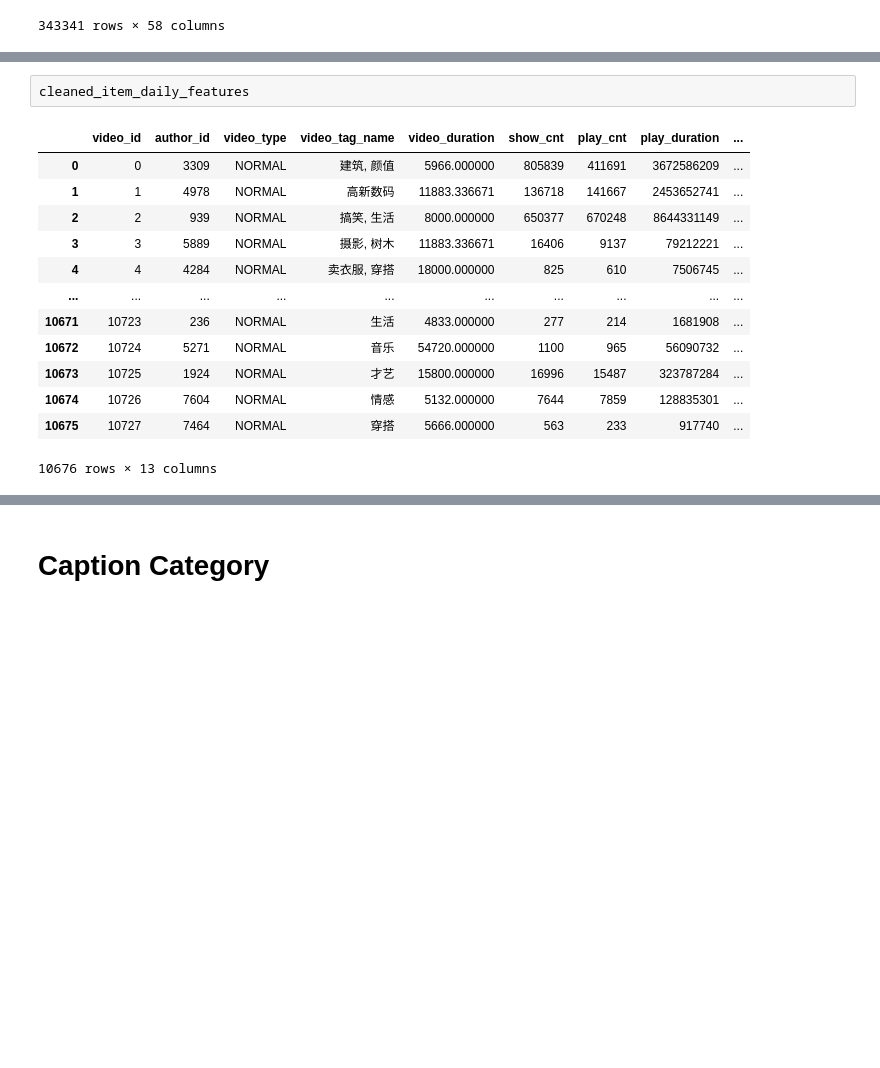
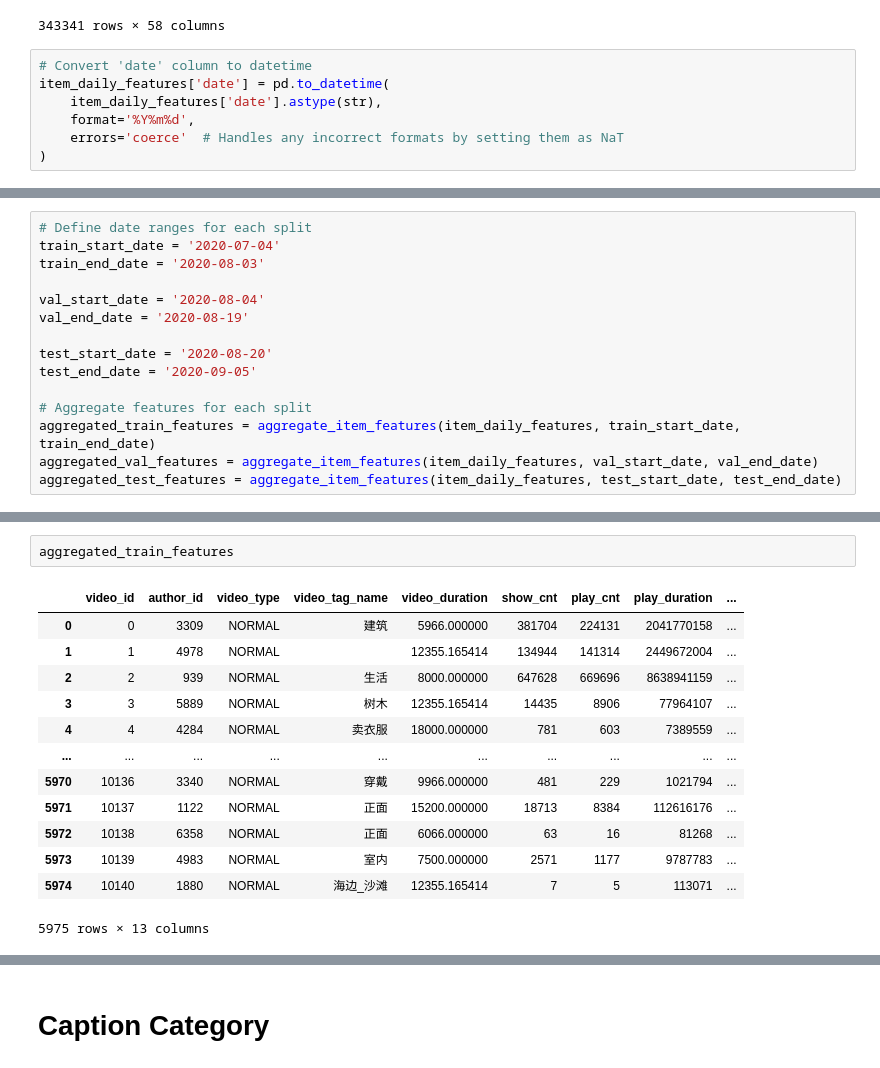
Before and after one commit to jiaawe/kuaishou-recommender, a Jupyter notebook: step1_datapreprocess.ipynb, the cells around one changed output, grey strips where cells are left out. Cells and saved outputs as stored; diff of their text form; blank space fills up the shorter version.

Commit message:
Updated aggregation over item features to prevent data leakage

```diff
--- a/step1_datapreprocess.ipynb
+++ b/step1_datapreprocess.ipynb
@@ -157,4 +180,11 @@ item_daily_features
 | 343339 | 10726 | 20200905 | 7604 | NORMAL | 2020-09-05 | ShortImport | public | 5132.0 | ... |
 | 343340 | 10727 | 20200905 | 7464 | NORMAL | 2020-09-05 | ShortCamera | public | 5666.0 | ... |
 343341 rows × 58 columns
+# %%
+# Convert 'date' column to datetime
+item_daily_features['date'] = pd.to_datetime(
+    item_daily_features['date'].astype(str),
+    format='%Y%m%d',
+    errors='coerce'  # Handles any incorrect formats by setting them as NaT
+)
 # %%
@@ -206 +240,16 @@ cleaned_item_daily_features['collect_cnt'] = cleaned_item_daily_features['collec
+# %%
+# Define date ranges for each split
+train_start_date = '2020-07-04'
+train_end_date = '2020-08-03'
+
+val_start_date = '2020-08-04'
+val_end_date = '2020-08-19'
+
+test_start_date = '2020-08-20'
+test_end_date = '2020-09-05'
+
+# Aggregate features for each split
+aggregated_train_features = aggregate_item_features(item_daily_features, train_start_date, train_end_date)
+aggregated_val_features = aggregate_item_features(item_daily_features, val_start_date, val_end_date)
+aggregated_test_features = aggregate_item_features(item_daily_features, test_start_date, test_end_date)
 # %%
@@ -221,18 +270,18 @@ follow_cnt        0
 collect_cnt       0
 dtype: int64
 # %%
-cleaned_item_daily_features
+aggregated_train_features
 # %% [output]
 |  | video_id | author_id | video_type | video_tag_name | video_duration | show_cnt | play_cnt | play_duration | ... |
-| 0 | 0 | 3309 | NORMAL | 建筑, 颜值 | 5966.000000 | 805839 | 411691 | 3672586209 | ... |
-| 1 | 1 | 4978 | NORMAL | 高新数码 | 11883.336671 | 136718 | 141667 | 2453652741 | ... |
-| 2 | 2 | 939 | NORMAL | 搞笑, 生活 | 8000.000000 | 650377 | 670248 | 8644331149 | ... |
-| 3 | 3 | 5889 | NORMAL | 摄影, 树木 | 11883.336671 | 16406 | 9137 | 79212221 | ... |
-| 4 | 4 | 4284 | NORMAL | 卖衣服, 穿搭 | 18000.000000 | 825 | 610 | 7506745 | ... |
+| 0 | 0 | 3309 | NORMAL | 建筑 | 5966.000000 | 381704 | 224131 | 2041770158 | ... |
+| 1 | 1 | 4978 | NORMAL |  | 12355.165414 | 134944 | 141314 | 2449672004 | ... |
+| 2 | 2 | 939 | NORMAL | 生活 | 8000.000000 | 647628 | 669696 | 8638941159 | ... |
+| 3 | 3 | 5889 | NORMAL | 树木 | 12355.165414 | 14435 | 8906 | 77964107 | ... |
+| 4 | 4 | 4284 | NORMAL | 卖衣服 | 18000.000000 | 781 | 603 | 7389559 | ... |
 | ... | ... | ... | ... | ... | ... | ... | ... | ... | ... |
-| 10671 | 10723 | 236 | NORMAL | 生活 | 4833.000000 | 277 | 214 | 1681908 | ... |
-| 10672 | 10724 | 5271 | NORMAL | 音乐 | 54720.000000 | 1100 | 965 | 56090732 | ... |
-| 10673 | 10725 | 1924 | NORMAL | 才艺 | 15800.000000 | 16996 | 15487 | 323787284 | ... |
-| 10674 | 10726 | 7604 | NORMAL | 情感 | 5132.000000 | 7644 | 7859 | 128835301 | ... |
-| 10675 | 10727 | 7464 | NORMAL | 穿搭 | 5666.000000 | 563 | 233 | 917740 | ... |
+| 5970 | 10136 | 3340 | NORMAL | 穿戴 | 9966.000000 | 481 | 229 | 1021794 | ... |
+| 5971 | 10137 | 1122 | NORMAL | 正面 | 15200.000000 | 18713 | 8384 | 112616176 | ... |
+| 5972 | 10138 | 6358 | NORMAL | 正面 | 6066.000000 | 63 | 16 | 81268 | ... |
+| 5973 | 10139 | 4983 | NORMAL | 室内 | 7500.000000 | 2571 | 1177 | 9787783 | ... |
+| 5974 | 10140 | 1880 | NORMAL | 海边_沙滩 | 12355.165414 | 7 | 5 | 113071 | ... |
-10676 rows × 13 columns
+5975 rows × 13 columns
```
Also changed, not shown: parts of 17 cells of this notebook, 3 other files.
